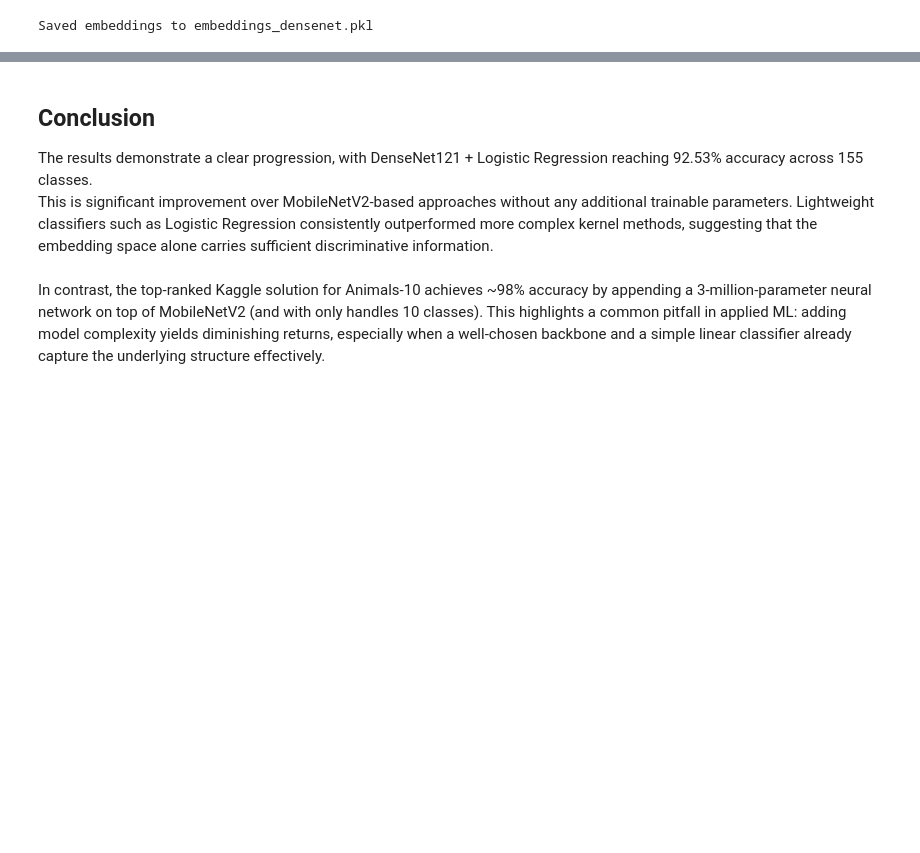
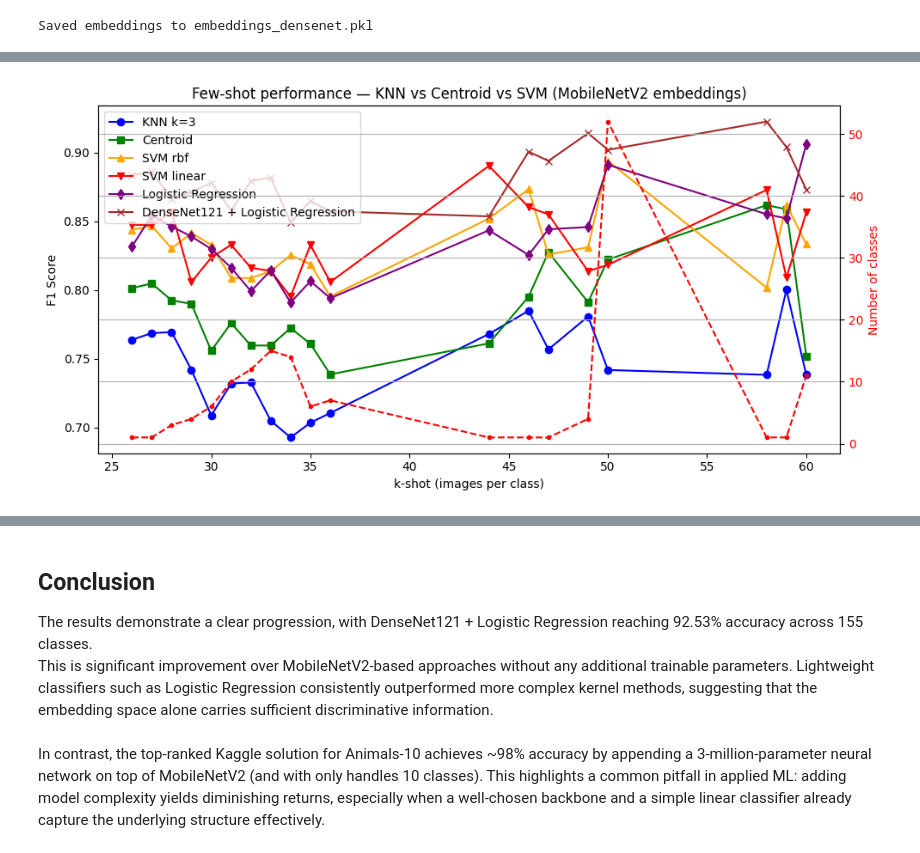
Before and after one commit to ConstantinGodard/Animals_detection, a Jupyter notebook: summary.ipynb, the cells around one changed output, grey strips where cells are left out. Drawn from its saved outputs; the diff is of its cells as text; code cells hidden in the pictures; blank space fills up the shorter version.

```diff
--- a/summary.ipynb
+++ b/summary.ipynb
@@ -1044,3 +1062,29 @@ plt.show()
+# %%
+fig, ax1 = plt.subplots(figsize=(10, 5))
+
+ax1.plot(k_values, f1_scores,                          marker="o", color="blue",  label="KNN k=3")
+ax1.plot(k_values, f1_scores_centroid,                 marker="s", color="green", label="Centroid")
+ax1.plot(k_values, f1_scores_svm,                      marker="^", color="orange",label="SVM rbf")
+ax1.plot(k_values, f1_scores_svm_linear,               marker="v", color="red",label="SVM linear")
+ax1.plot(k_values, f1_scores_logistic_regression,      marker="d", color="purple",label="Logistic Regression")
+ax1.plot(k_values, f1_scores_densenet_lr,            marker="x", color="brown",label="DenseNet121 + Logistic Regression")
+
+
+ax1.set_xlabel("k-shot (images per class)")
+ax1.set_ylabel("F1 Score")
+ax1.legend(loc="upper left")
+
+ax2 = ax1.twinx()
+ax2.plot(k_values, n_classes_list, marker=".", color="red", linestyle="--", label="Nb classes")
+ax2.set_ylabel("Number of classes", color="red")
+ax2.tick_params(axis='y', labelcolor="red")
+
+plt.title("Few-shot performance — KNN vs Centroid vs SVM (MobileNetV2 embeddings)")
+fig.tight_layout()
+plt.grid()
+plt.show()
+# %% [output]
+[figure, added]
 # %%
 # Average of each method across all k values
 avg_knn = np.mean(accuracies)
```
Also changed, not shown: parts of 15 cells of this notebook, 2 other files.
